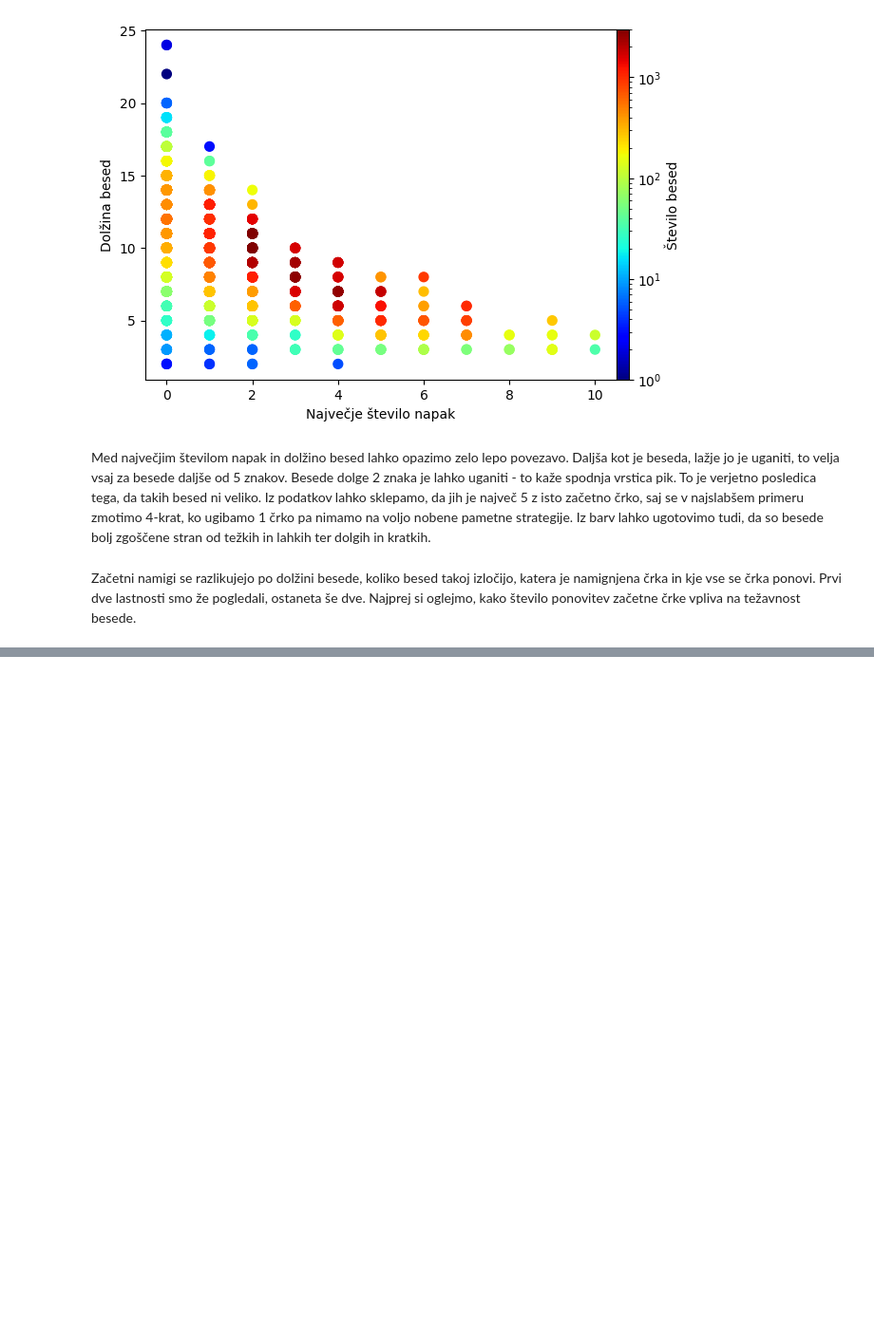
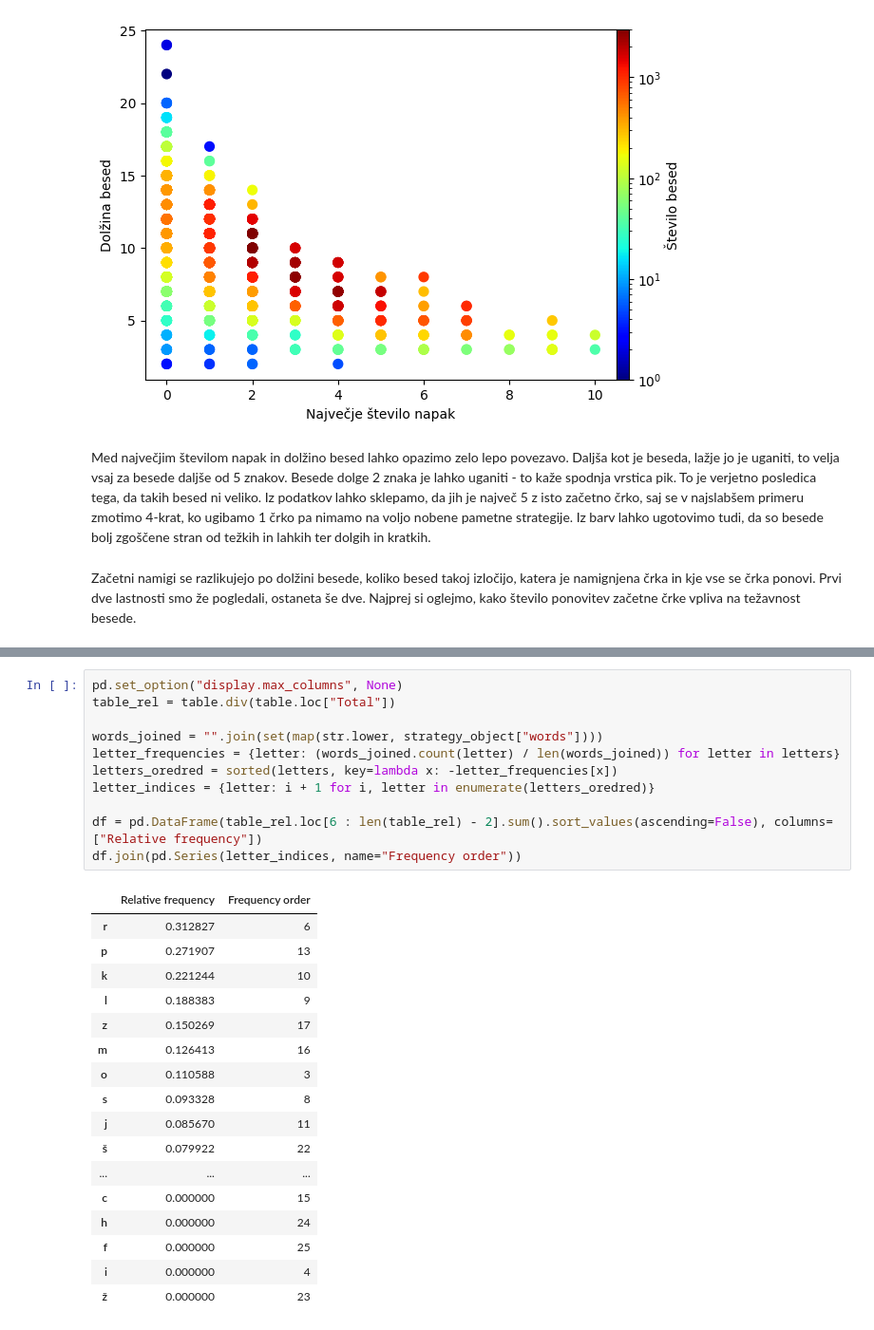
Before and after one commit to Smrt666/Vislice, a Jupyter notebook: vislice.ipynb, the cells around one changed output, grey strips where cells are left out. Shown at 95% size. Drawn from its saved outputs; the diff is of its cells as text; blank space fills up the shorter version.

```diff
--- a/vislice.ipynb
+++ b/vislice.ipynb
@@ -484,0 +512,29 @@ Kot lahko vidimo ima število ponovitev prve črke močno povezavo s težavnostj
+# %%
+pd.set_option("display.max_columns", None)
+table_rel = table.div(table.loc["Total"])
+
+words_joined = "".join(set(map(str.lower, strategy_object["words"])))
+letter_frequencies = {letter: (words_joined.count(letter) / len(words_joined)) for letter in letters}
+letters_oredred = sorted(letters, key=lambda x: -letter_frequencies[x])
+letter_indices = {letter: i + 1 for i, letter in enumerate(letters_oredred)}
+
+df = pd.DataFrame(table_rel.loc[6 : len(table_rel) - 2].sum().sort_values(ascending=False), columns=["Relative frequency"])
+df.join(pd.Series(letter_indices, name="Frequency order"))
+# %% [output]
+|  | Relative frequency | Frequency order |
+| r | 0.312827 | 6 |
+| p | 0.271907 | 13 |
+| k | 0.221244 | 10 |
+| l | 0.188383 | 9 |
+| z | 0.150269 | 17 |
+| m | 0.126413 | 16 |
+| o | 0.110588 | 3 |
+| s | 0.093328 | 8 |
+| j | 0.085670 | 11 |
+| š | 0.079922 | 22 |
+| ... | ... | ... |
+| c | 0.000000 | 15 |
+| h | 0.000000 | 24 |
+| f | 0.000000 | 25 |
+| i | 0.000000 | 4 |
+| ž | 0.000000 | 23 |
```
Also changed, not shown: parts of 8 cells of this notebook.
